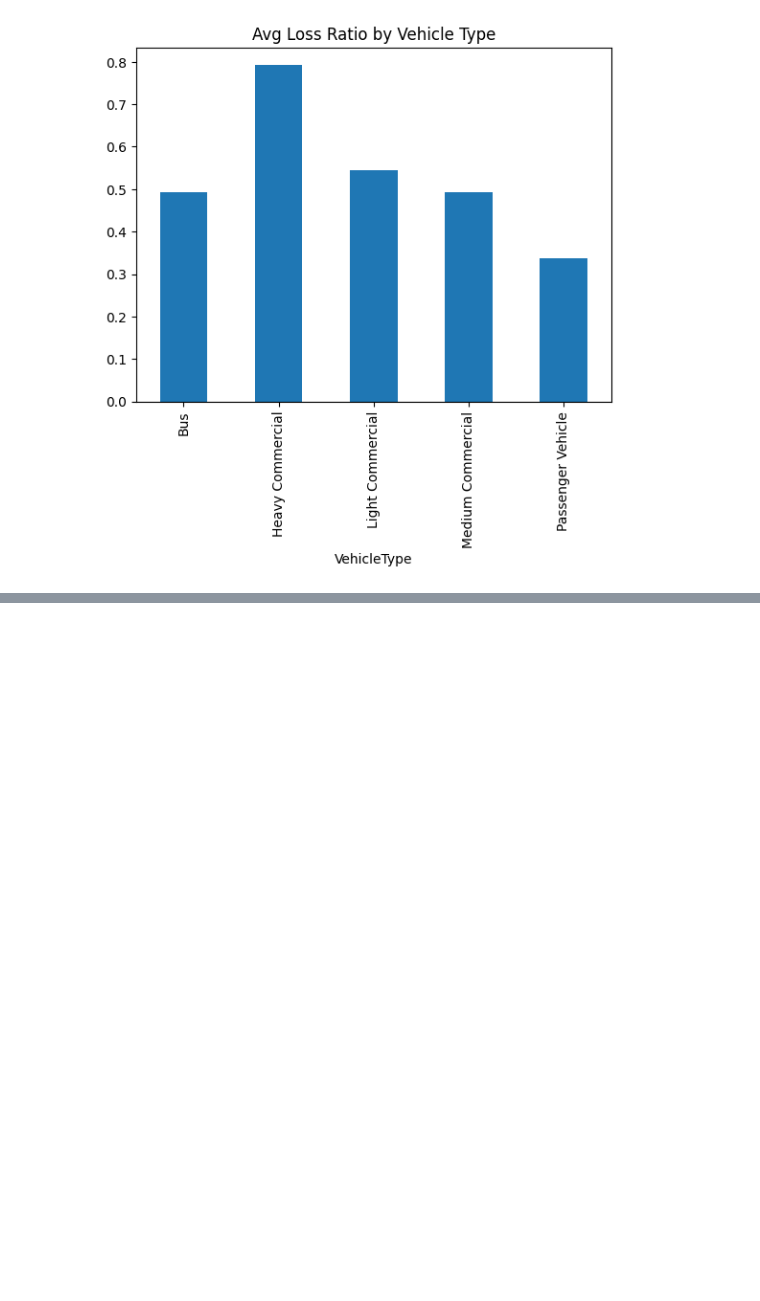
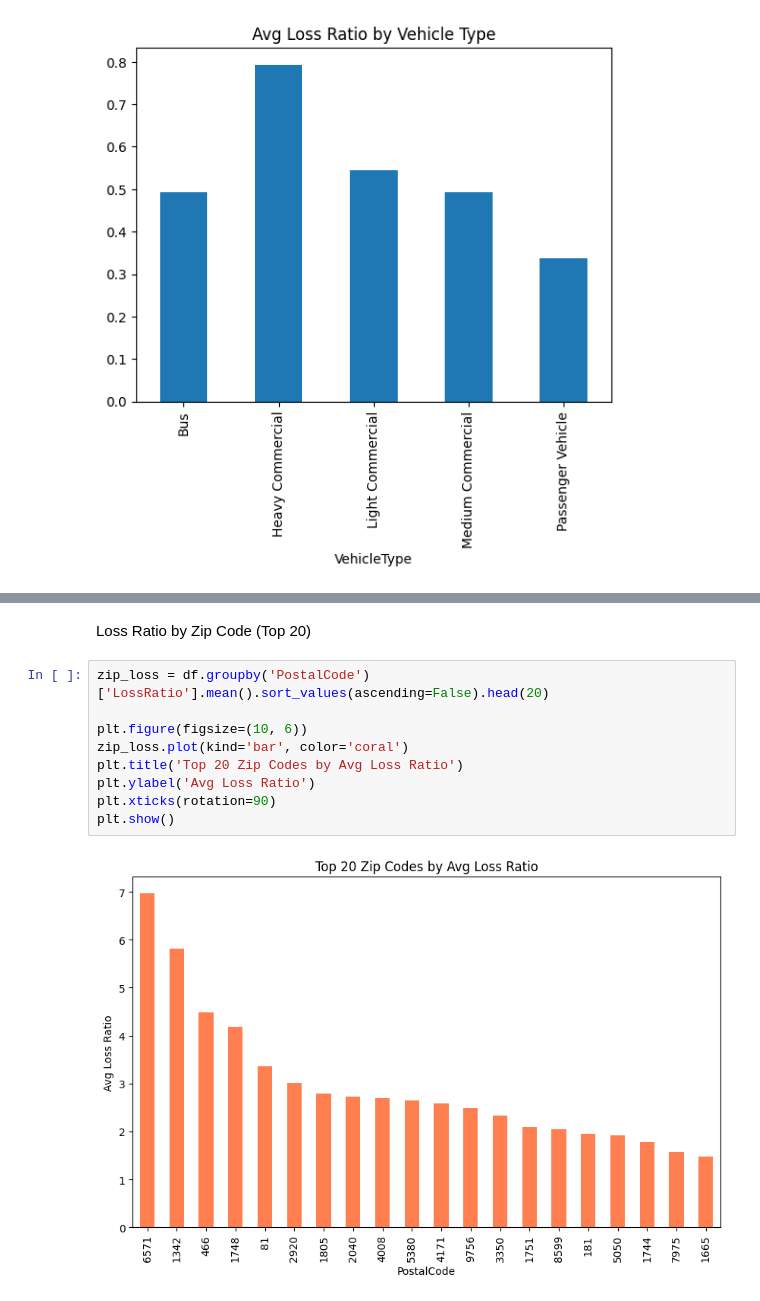
Before and after one commit to Samrwitt/insurance-risk-modeling, a Jupyter notebook: notebooks/task1_eda.ipynb, the cells around one changed output, grey strips where cells are left out. Saved outputs shown, nothing was run; the diff lists cells and outputs as text; blank space fills up the shorter version.

```diff
--- a/notebooks/task1_eda.ipynb
+++ b/notebooks/task1_eda.ipynb
@@ -92,0 +126,13 @@ df.groupby('VehicleType')['LossRatio'].mean().plot(kind='bar', title='Avg Loss R
+# %% [markdown]
+ Loss Ratio by Zip Code (Top 20)
+# %%
+zip_loss = df.groupby('PostalCode')['LossRatio'].mean().sort_values(ascending=False).head(20)
+
+plt.figure(figsize=(10, 6))
+zip_loss.plot(kind='bar', color='coral')
+plt.title('Top 20 Zip Codes by Avg Loss Ratio')
+plt.ylabel('Avg Loss Ratio')
+plt.xticks(rotation=90)
+plt.show()
+# %% [output]
+[figure, added]
```
Also changed, not shown: parts of 9 cells of this notebook.
